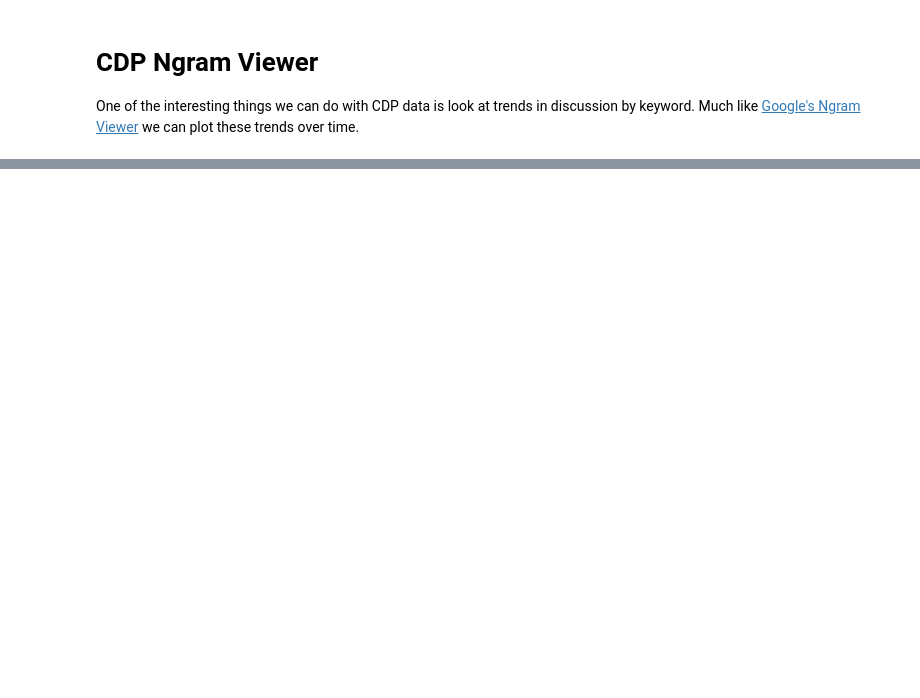
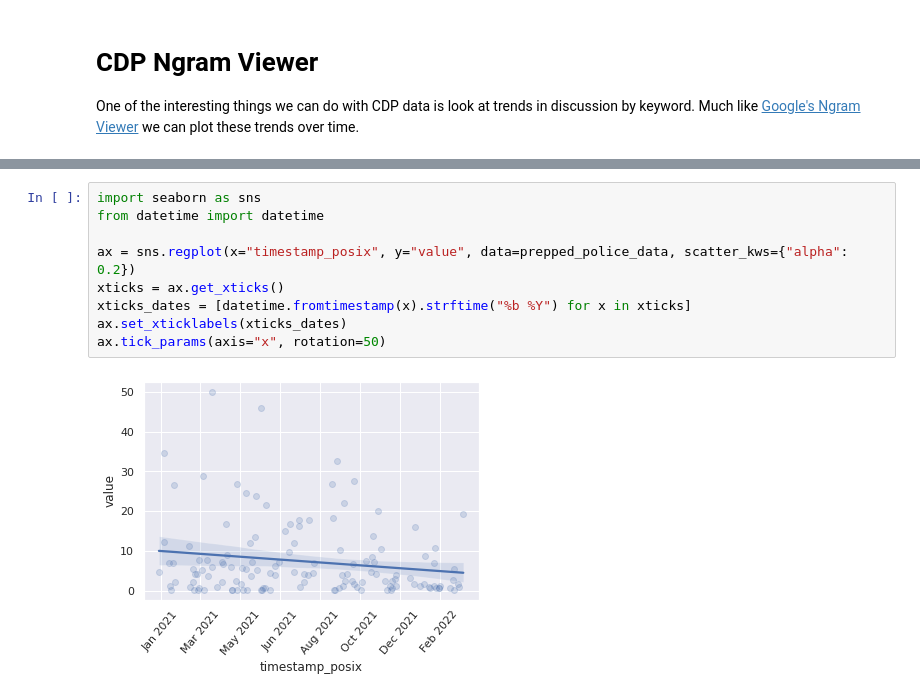
Before and after one commit to CouncilDataProject/cdp-data, a Jupyter notebook: notebooks/plot_keyword_history.ipynb, the cells around one changed output, grey strips where cells are left out. Drawn from its saved outputs; the diff is of its cells as text; blank space fills up the shorter version.

```diff
--- a/notebooks/plot_keyword_history.ipynb
+++ b/notebooks/plot_keyword_history.ipynb
@@ -204,0 +101,11 @@ chart.resolve_scale(
+# %%
+import seaborn as sns
+from datetime import datetime
+
+ax = sns.regplot(x="timestamp_posix", y="value", data=prepped_police_data, scatter_kws={"alpha": 0.2})
+xticks = ax.get_xticks()
+xticks_dates = [datetime.fromtimestamp(x).strftime("%b %Y") for x in xticks]
+ax.set_xticklabels(xticks_dates)
+ax.tick_params(axis="x", rotation=50)
+# %% [output]
+[figure, added]
```
Also changed, not shown: parts of 25 cells of this notebook.
